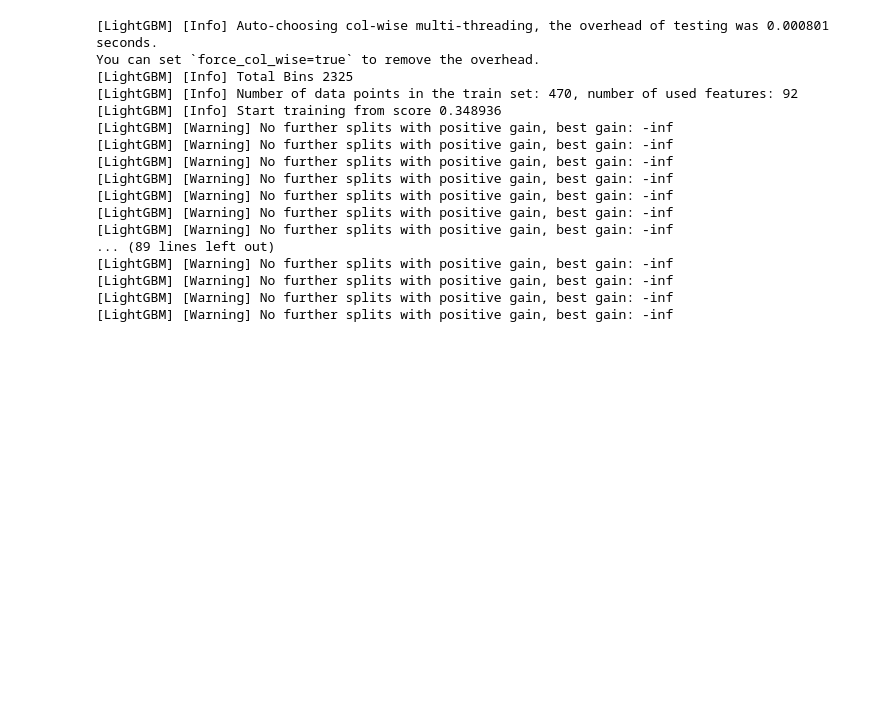
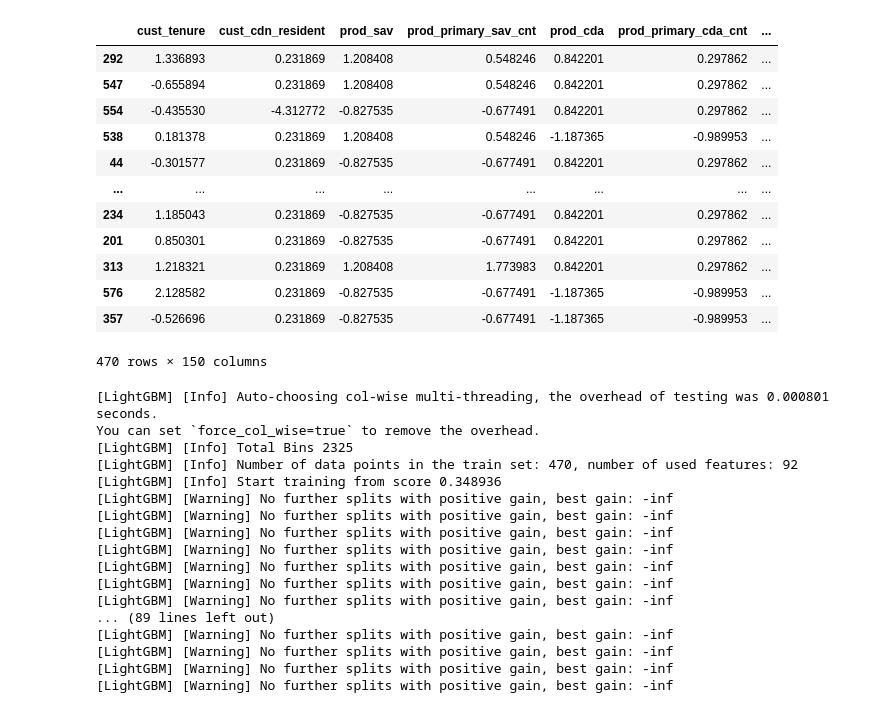
Before and after one commit to kaiwenShen/AML_modelling, a Jupyter notebook: AML_ml.ipynb, the cells around one changed output. Cells and saved outputs as stored; diff of their text form; code cells hidden in the pictures; blank space fills up the shorter version.

Commit message:
updated data

```diff
--- a/AML_ml.ipynb
+++ b/AML_ml.ipynb
@@ -8,2 +10,2 @@ warnings.filterwarnings('ignore')
 # %%
-data = pd.read_excel('./AML and ATF Modelling Assignment data_std.xlsx')
+data = pd.read_excel('./AML and ATF Modelling Assignment data_std_Updated.xlsx', sheet_name='data')
@@ -26,7 +75,23 @@ data
 # %%
 # split data into train and test
 from sklearn.model_selection import train_test_split
-train, test = train_test_split(data, test_size=0.2, random_state=42)
+X_train, X_test, y_train, y_test = train_test_split(data.drop(columns=['rating','cust_id_masked']), data['rating'], test_size=0.2, stratify=data['rating'], random_state=42)
+# %%
+X_train
+# %% [output]
+|  | cust_tenure | cust_cdn_resident | prod_sav | prod_primary_sav_cnt | prod_cda | prod_primary_cda_cnt | ... |
+| 292 | 1.336893 | 0.231869 | 1.208408 | 0.548246 | 0.842201 | 0.297862 | ... |
+| 547 | -0.655894 | 0.231869 | 1.208408 | 0.548246 | 0.842201 | 0.297862 | ... |
+| 554 | -0.435530 | -4.312772 | -0.827535 | -0.677491 | 0.842201 | 0.297862 | ... |
+| 538 | 0.181378 | 0.231869 | 1.208408 | 0.548246 | -1.187365 | -0.989953 | ... |
+| 44 | -0.301577 | 0.231869 | -0.827535 | -0.677491 | 0.842201 | 0.297862 | ... |
+| ... | ... | ... | ... | ... | ... | ... | ... |
+| 234 | 1.185043 | 0.231869 | -0.827535 | -0.677491 | 0.842201 | 0.297862 | ... |
+| 201 | 0.850301 | 0.231869 | -0.827535 | -0.677491 | 0.842201 | 0.297862 | ... |
+| 313 | 1.218321 | 0.231869 | 1.208408 | 1.773983 | 0.842201 | 0.297862 | ... |
+| 576 | 2.128582 | 0.231869 | -0.827535 | -0.677491 | -1.187365 | -0.989953 | ... |
+| 357 | -0.526696 | 0.231869 | -0.827535 | -0.677491 | -1.187365 | -0.989953 | ... |
+470 rows × 150 columns
 # %%
 # run lightgbm feature importance on original data
 # create dataset for lightgbm
```
Also changed, not shown: parts of 8 cells of this notebook, 2 other files.
